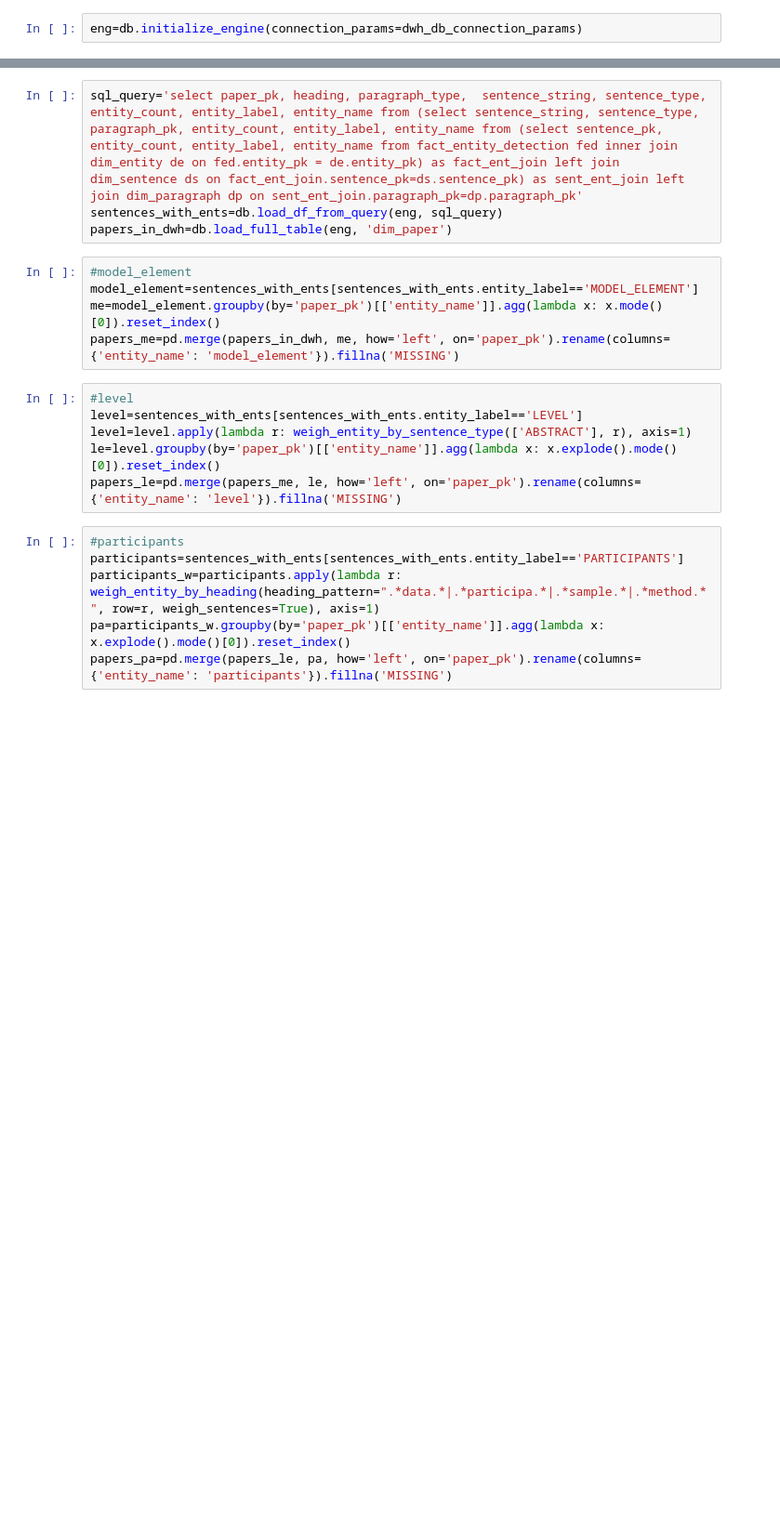
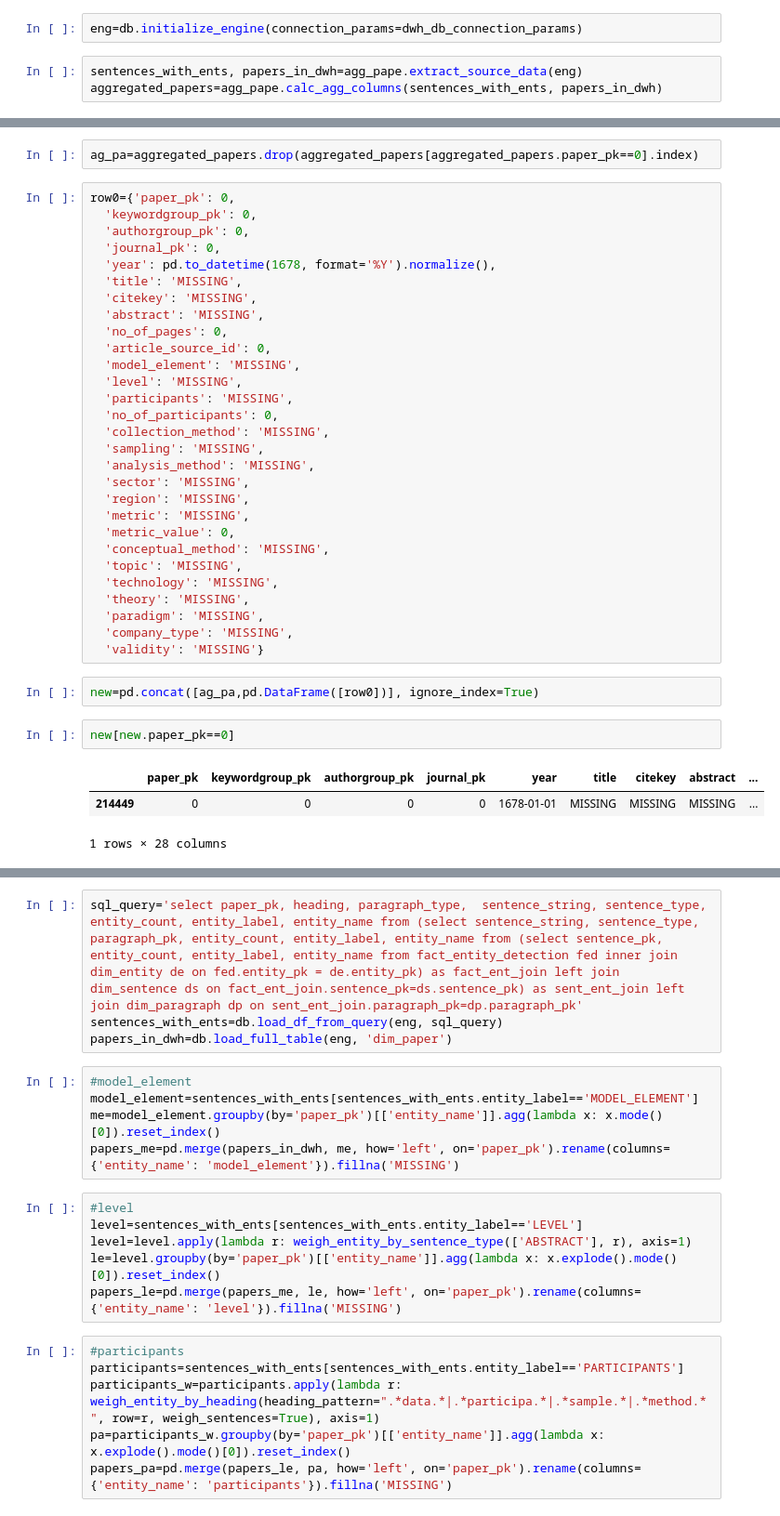
Before and after one commit to luisa2795/datawarehouse_for_SLR, a Jupyter notebook: ETL/testing.ipynb, the cells around one changed output, grey strips where cells are left out. Shown: that part at 93% size. Saved outputs shown, nothing was run; the diff lists cells and outputs as text; blank space fills up the shorter version.

```diff
--- a/ETL/testing.ipynb
+++ b/ETL/testing.ipynb
@@ -14,3 +15,6 @@ import datetime
 import re
 # %%
 eng=db.initialize_engine(connection_params=dwh_db_connection_params)
+# %%
+sentences_with_ents, papers_in_dwh=agg_pape.extract_source_data(eng)
+aggregated_papers=agg_pape.calc_agg_columns(sentences_with_ents, papers_in_dwh)
@@ -16,0 +41,39 @@ eng=db.initialize_engine(connection_params=dwh_db_connection_params)
+# %%
+ag_pa=aggregated_papers.drop(aggregated_papers[aggregated_papers.paper_pk==0].index)
+# %%
+row0={'paper_pk': 0,
+  'keywordgroup_pk': 0,
+  'authorgroup_pk': 0,
+  'journal_pk': 0,
+  'year': pd.to_datetime(1678, format='%Y').normalize(),
+  'title': 'MISSING',
+  'citekey': 'MISSING',
+  'abstract': 'MISSING',
+  'no_of_pages': 0,
+  'article_source_id': 0,
+  'model_element': 'MISSING',
+  'level': 'MISSING',
+  'participants': 'MISSING',
+  'no_of_participants': 0,
+  'collection_method': 'MISSING',
+  'sampling': 'MISSING',
+  'analysis_method': 'MISSING',
+  'sector': 'MISSING',
+  'region': 'MISSING',
+  'metric': 'MISSING',
+  'metric_value': 0,
+  'conceptual_method': 'MISSING',
+  'topic': 'MISSING',
+  'technology': 'MISSING',
+  'theory': 'MISSING',
+  'paradigm': 'MISSING',
+  'company_type': 'MISSING',
+  'validity': 'MISSING'}
+# %%
+new=pd.concat([ag_pa,pd.DataFrame([row0])], ignore_index=True)
+# %%
+new[new.paper_pk==0]
+# %% [output]
+|  | paper_pk | keywordgroup_pk | authorgroup_pk | journal_pk | year | title | citekey | abstract | ... |
+| 214449 | 0 | 0 | 0 | 0 | 1678-01-01 | MISSING | MISSING | MISSING | ... |
+1 rows × 28 columns
```
Also changed, not shown: parts of 8 cells of this notebook, 5 other files.
